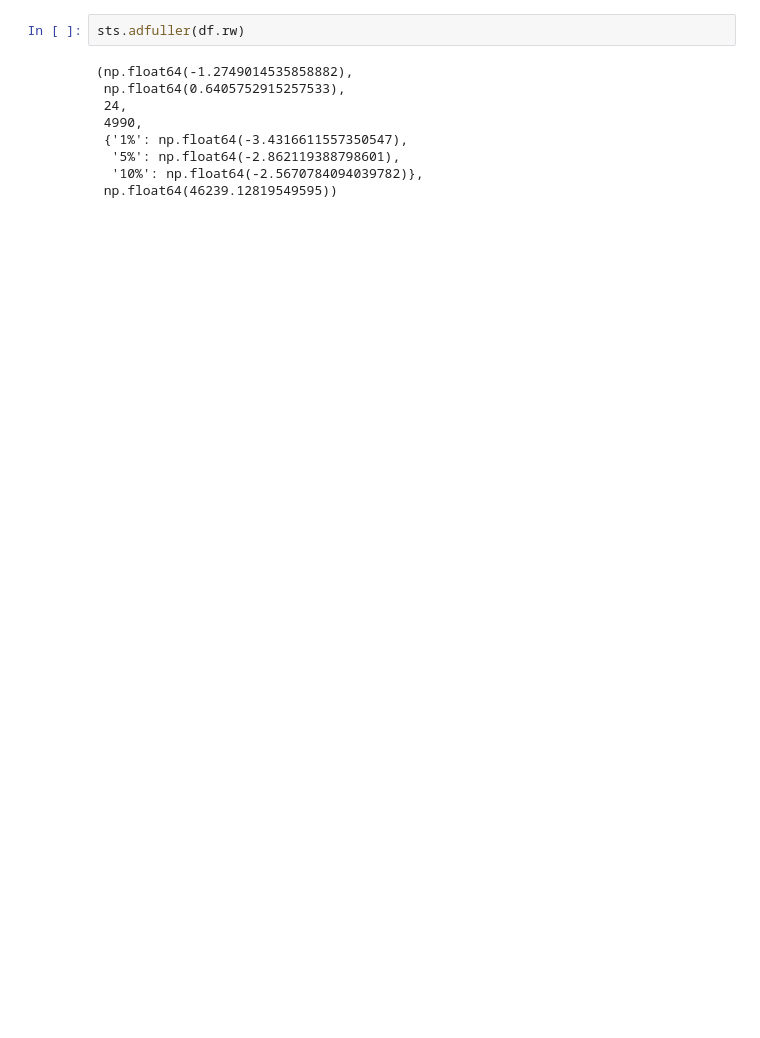
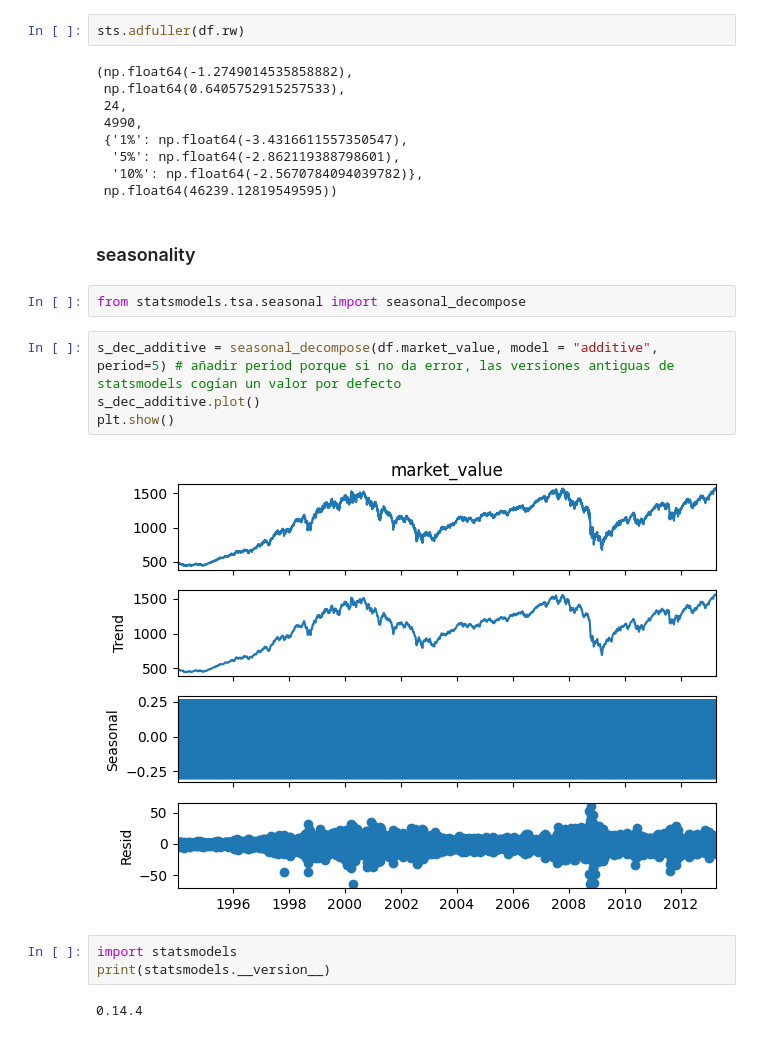
Before and after one commit to crlsrmrlsz/notebooks, a Jupyter notebook: timeseries/curso_times_series.ipynb, the cells around one changed output. Saved outputs shown, nothing was run; the diff lists cells and outputs as text; blank space fills up the shorter version.

Commit message:
seasonality

```diff
--- a/timeseries/curso_times_series.ipynb
+++ b/timeseries/curso_times_series.ipynb
@@ -316,3 +315,18 @@ sts.adfuller(df.rw)
   '5%': np.float64(-2.862119388798601),
   '10%': np.float64(-2.5670784094039782)},
  np.float64(46239.12819549595))
+# %% [markdown]
+### seasonality
+# %%
+from statsmodels.tsa.seasonal import seasonal_decompose
+# %%
+s_dec_additive = seasonal_decompose(df.market_value, model = "additive", period=5) # añadir period porque si no da error, las versiones antiguas de statsmodels cogían un valor por defecto
+s_dec_additive.plot()
+plt.show()
+# %% [output]
+[figure, added]
+# %%
+import statsmodels
+print(statsmodels.__version__)
+# %% [output]
+0.14.4
```
Also changed, not shown: parts of 4 cells of this notebook, 1 other file.
